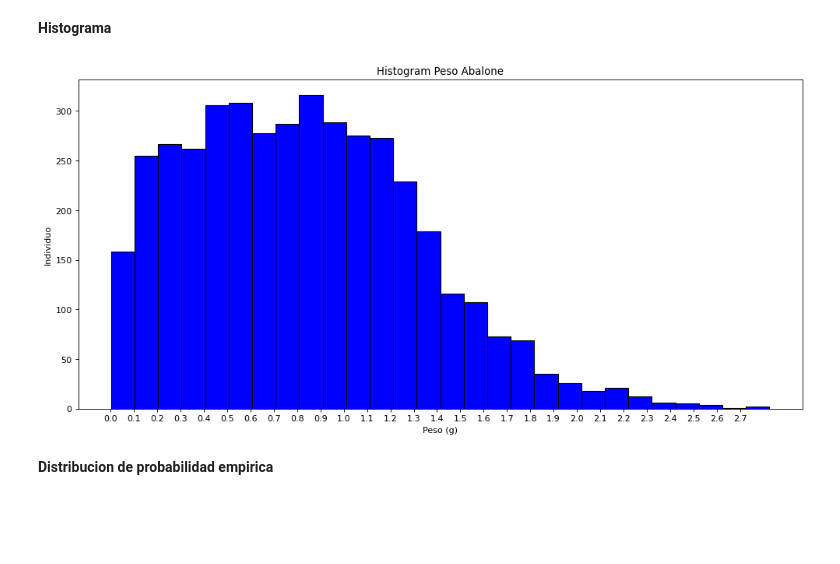
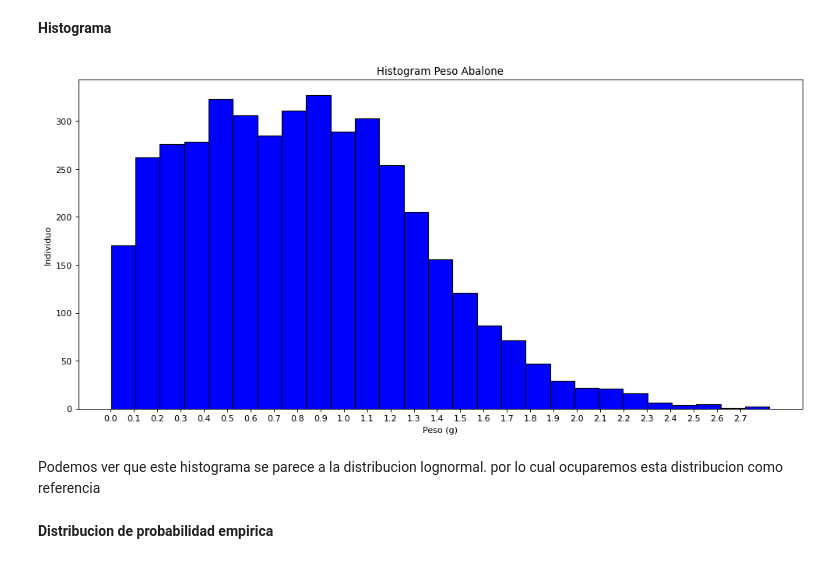
Before and after one commit to Spun1/INFO-274, a Jupyter notebook: PROYECTO/ProyectoUnidad1.ipynb, the cells around one changed output. Saved outputs shown, nothing was run; the diff lists cells and outputs as text; code cells hidden in the pictures; blank space fills up the shorter version.

```diff
--- a/PROYECTO/ProyectoUnidad1.ipynb
+++ b/PROYECTO/ProyectoUnidad1.ipynb
@@ -292,14 +293,17 @@ Name: Peso entero(g), dtype: float64
 # %%
 fig, ax = plt.subplots(1, 1,figsize=(15, 7), dpi=80)
 
 # Make the histogram using matplotlib, bins must be integet
-ax.hist(datos, color = 'blue',edgecolor='black', bins=(28))
+ax.hist(datos, color = 'blue',edgecolor='black', bins=(int(2.8/0.1)))
 
 plt.title('Histogram Peso Abalone')
 plt.xlabel('Peso (g)'); plt.ylabel('Individuo');
 plt.xticks(np.arange(0, 2.8, 0.1))
+
 plt.show()
 # %% [output]
-[figure, old version]
+[figure, new version]
+# %% [markdown]
+Podemos ver que este histograma se parece a la distribucion lognormal. por lo cual ocuparemos esta distribucion como referencia
 # %% [markdown]
 **Distribucion de probabilidad empirica**
```
Also changed, not shown: parts of 9 cells of this notebook.
